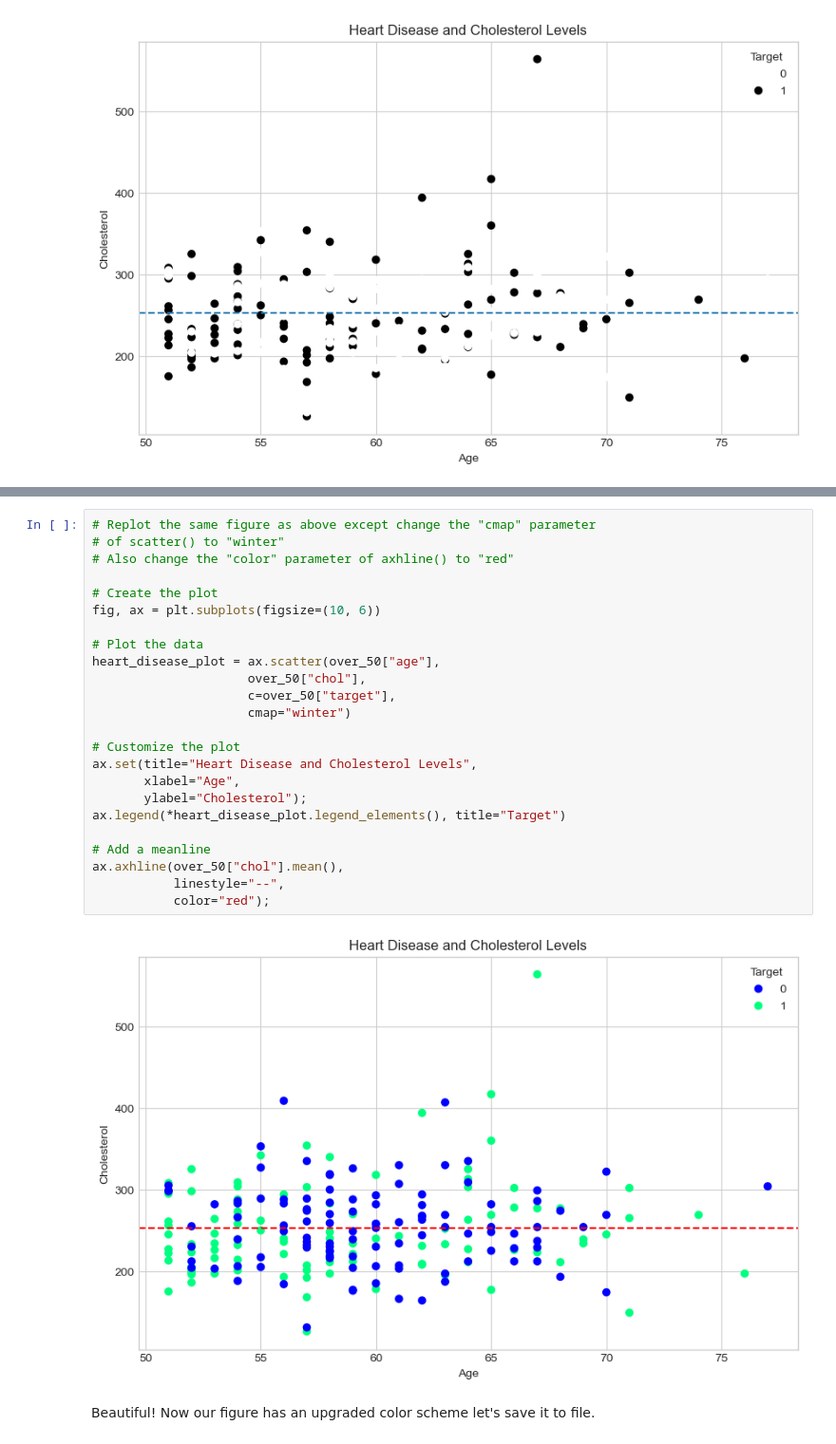
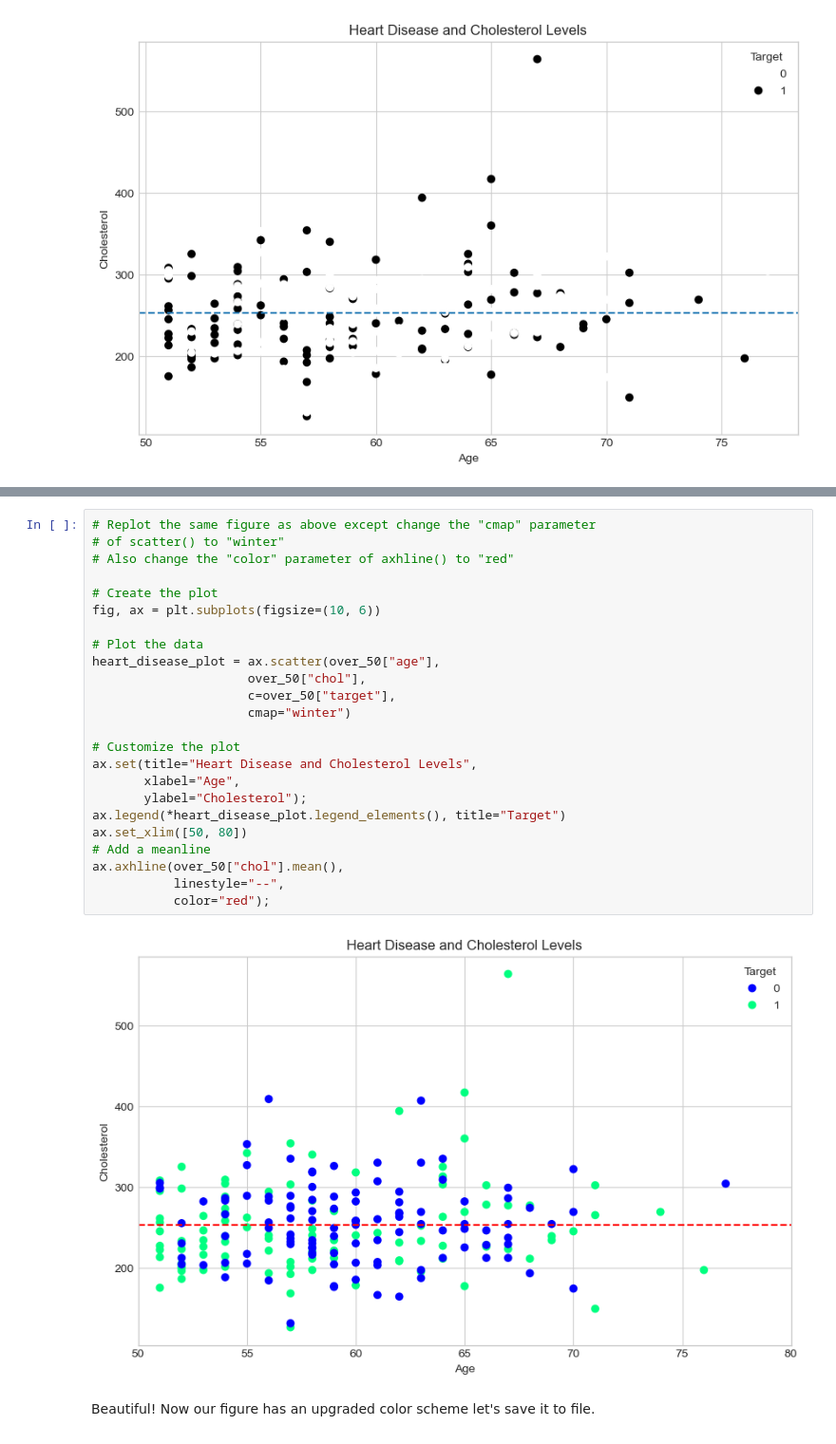
Before and after one commit to redrum88/Machine_Learning_and_Data_Science, a Jupyter notebook: Completed/matplotlib-exercises.ipynb, the cells around one changed output, grey strips where cells are left out. Shown: that part at 95% size. Cells and saved outputs as stored; diff of their text form.

```diff
--- a/Completed/matplotlib-exercises.ipynb
+++ b/Completed/matplotlib-exercises.ipynb
@@ -427,29 +427,29 @@ Completing this step correctly should result in a figure which looks like this:
 # %%
 # Replot the same figure as above except change the "cmap" parameter
 # of scatter() to "winter"
 # Also change the "color" parameter of axhline() to "red"
 
 # Create the plot
 fig, ax = plt.subplots(figsize=(10, 6))
 
 # Plot the data
 heart_disease_plot = ax.scatter(over_50["age"],
                      over_50["chol"],
                      c=over_50["target"],
                      cmap="winter")
 
 # Customize the plot
 ax.set(title="Heart Disease and Cholesterol Levels",
        xlabel="Age",
        ylabel="Cholesterol");
 ax.legend(*heart_disease_plot.legend_elements(), title="Target")
-
+ax.set_xlim([50, 80])
 # Add a meanline
 ax.axhline(over_50["chol"].mean(),
            linestyle="--",
            color="red");
 # %% [output]
-[figure, old version]
+[figure, new version]
 # %% [markdown]
 Beautiful! Now our figure has an upgraded color scheme let's save it to file.
 # %%
```
Also changed, not shown: 1 other file.
